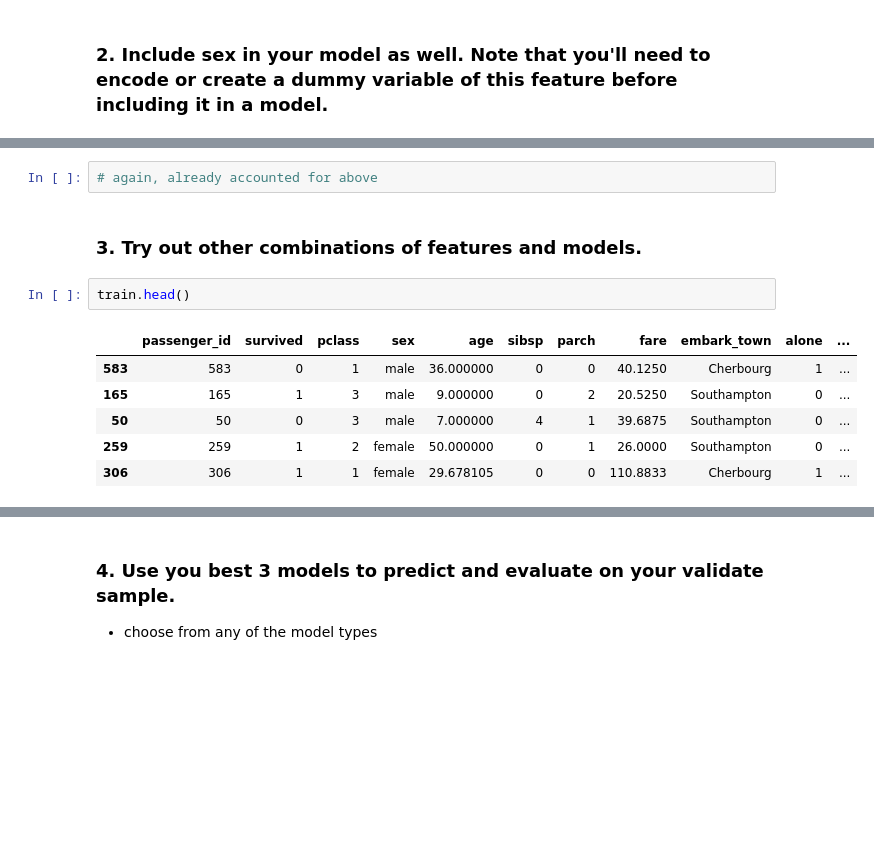
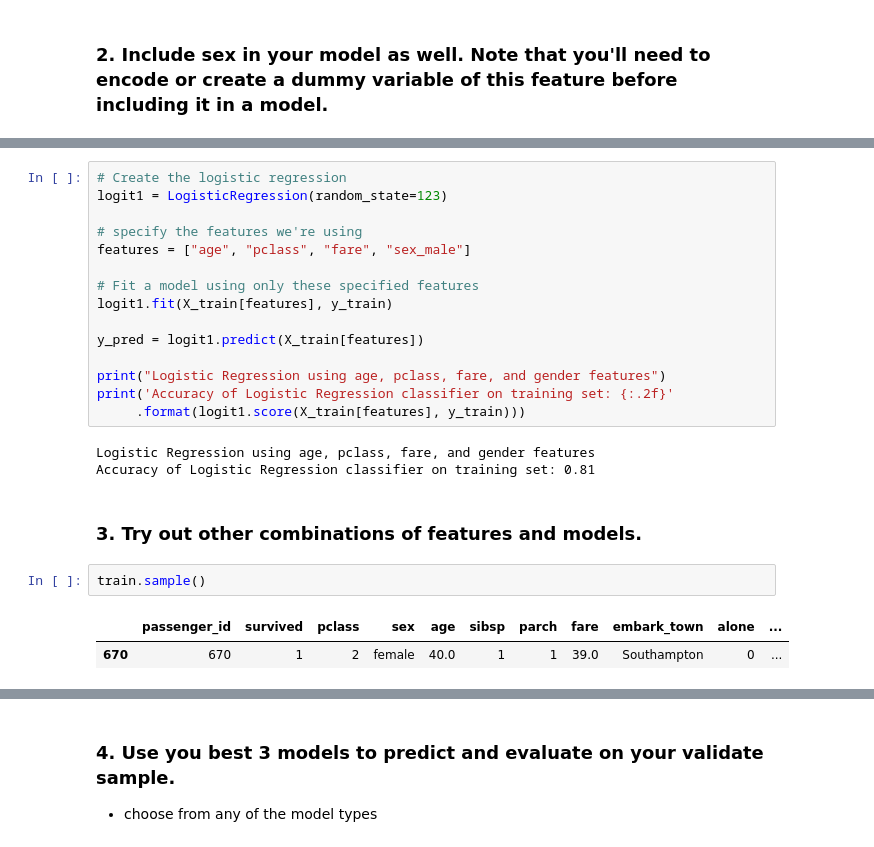
Before and after one commit to brianclements03/classification-exercises, a Jupyter notebook: Model.ipynb, the cells around one changed output, grey strips where cells are left out. Drawn from its saved outputs; the diff is of its cells as text; blank space fills up the shorter version.

Commit message:
random updates

```diff
--- a/Model.ipynb
+++ b/Model.ipynb
@@ -1157,13 +1192,25 @@ weighted avg       0.38      0.62      0.47       498
 # %%
-# again, already accounted for above
+# Create the logistic regression
+logit1 = LogisticRegression(random_state=123)
+
+# specify the features we're using
+features = ["age", "pclass", "fare", "sex_male"]
+
+# Fit a model using only these specified features
+logit1.fit(X_train[features], y_train)
+
+y_pred = logit1.predict(X_train[features])
+
+print("Logistic Regression using age, pclass, fare, and gender features")
+print('Accuracy of Logistic Regression classifier on training set: {:.2f}'
+     .format(logit1.score(X_train[features], y_train)))
+# %% [output]
+Logistic Regression using age, pclass, fare, and gender features
+Accuracy of Logistic Regression classifier on training set: 0.81
 # %% [markdown]
 ### 3. Try out other combinations of features and models.
 # %%
-train.head()
+train.sample()
 # %% [output]
 |  | passenger_id | survived | pclass | sex | age | sibsp | parch | fare | embark_town | alone | ... |
-| 583 | 583 | 0 | 1 | male | 36.000000 | 0 | 0 | 40.1250 | Cherbourg | 1 | ... |
-| 165 | 165 | 1 | 3 | male | 9.000000 | 0 | 2 | 20.5250 | Southampton | 0 | ... |
-| 50 | 50 | 0 | 3 | male | 7.000000 | 4 | 1 | 39.6875 | Southampton | 0 | ... |
-| 259 | 259 | 1 | 2 | female | 50.000000 | 0 | 1 | 26.0000 | Southampton | 0 | ... |
-| 306 | 306 | 1 | 1 | female | 29.678105 | 0 | 0 | 110.8833 | Cherbourg | 1 | ... |
+| 670 | 670 | 1 | 2 | female | 40.0 | 1 | 1 | 39.0 | Southampton | 0 | ... |
```
Also changed, not shown: parts of 23 cells of this notebook, 2 other files.
